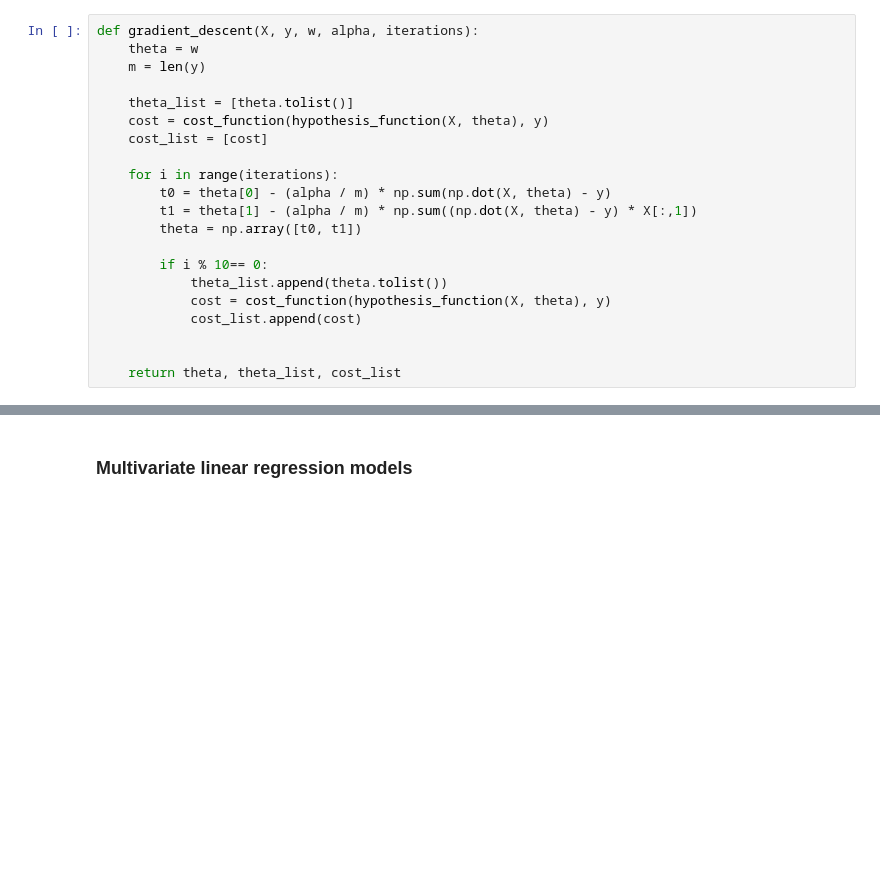
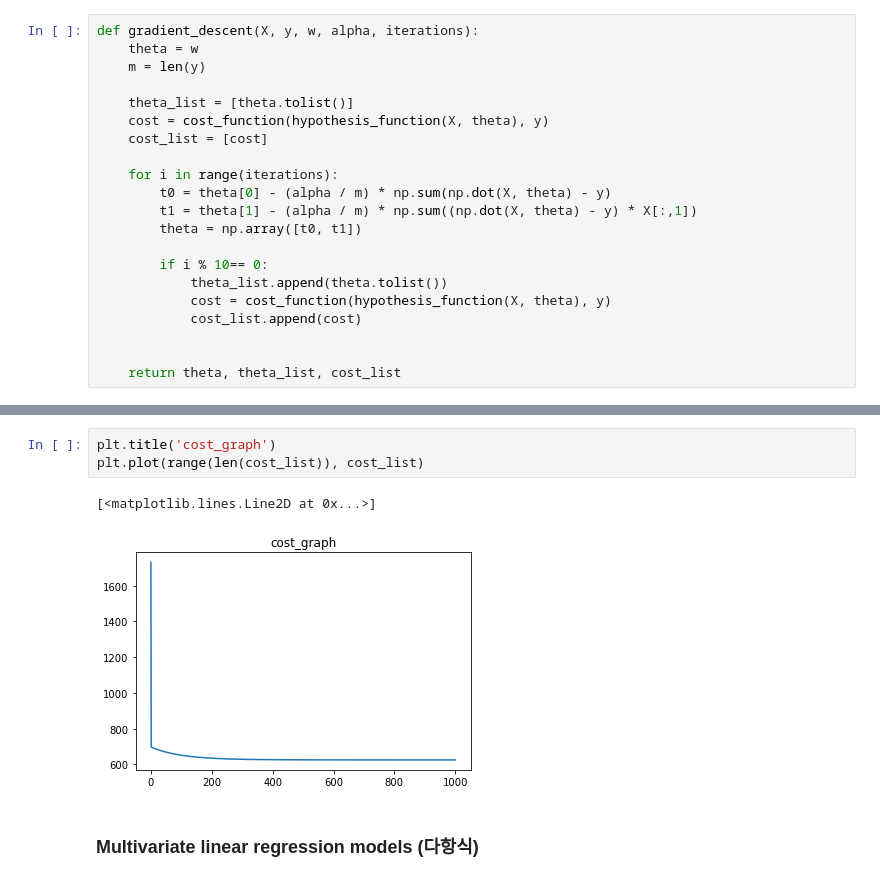
Before and after one commit to jsw6872/DataScience-ML-Spring, a Jupyter notebook: teamlabxinflearn/week_7/lr_gd_regression.ipynb, the cells around one changed output, grey strips where cells are left out. Cells and saved outputs as stored; diff of their text form; blank space fills up the shorter version.

```diff
--- a/teamlabxinflearn/week_7/lr_gd_regression.ipynb
+++ b/teamlabxinflearn/week_7/lr_gd_regression.ipynb
@@ -174,4 +253,10 @@ print('cost:', cost_function(hypothesis_function(X, theta), y))
+# %%
+plt.title('cost_graph')
+plt.plot(range(len(cost_list)), cost_list)
+# %% [output]
+[<matplotlib.lines.Line2D at 0x...>]
+[figure, added]
 # %% [markdown]
-### Multivariate linear regression models
+### Multivariate linear regression models (다항식)
 # %% [markdown]
 ![simult_update](../img/simult_update.png)
```
Also changed, not shown: parts of 16 cells of this notebook, 2 other files.
